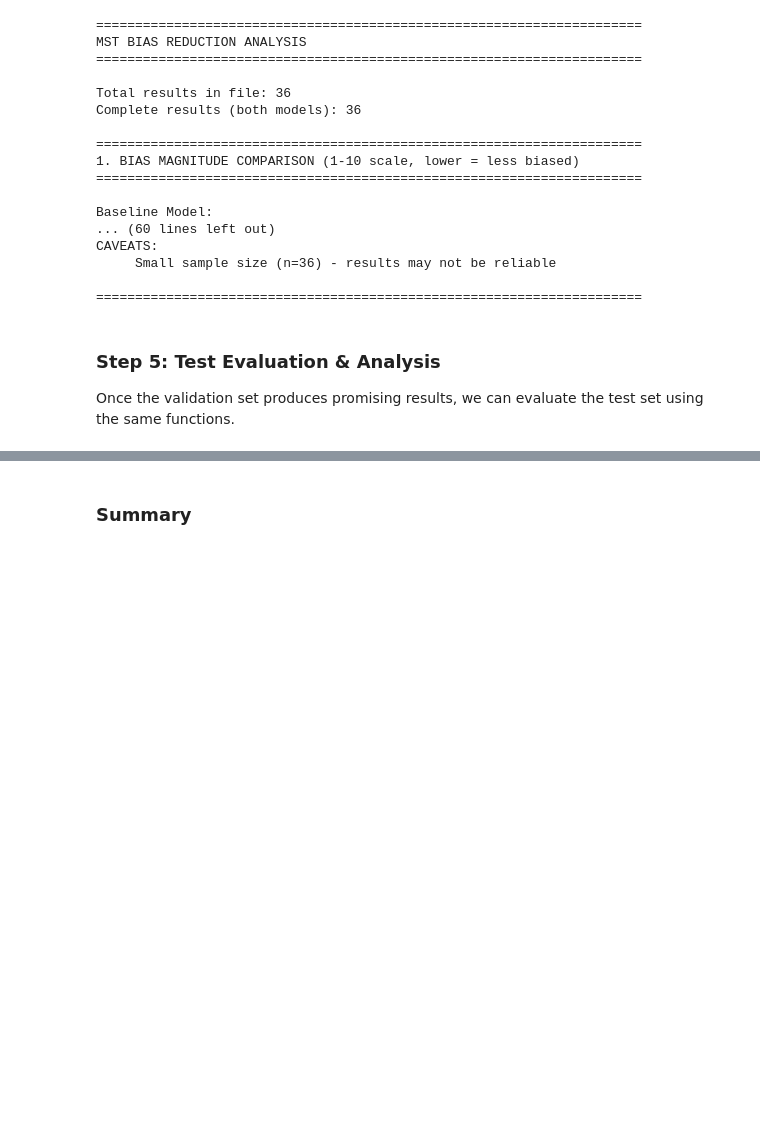
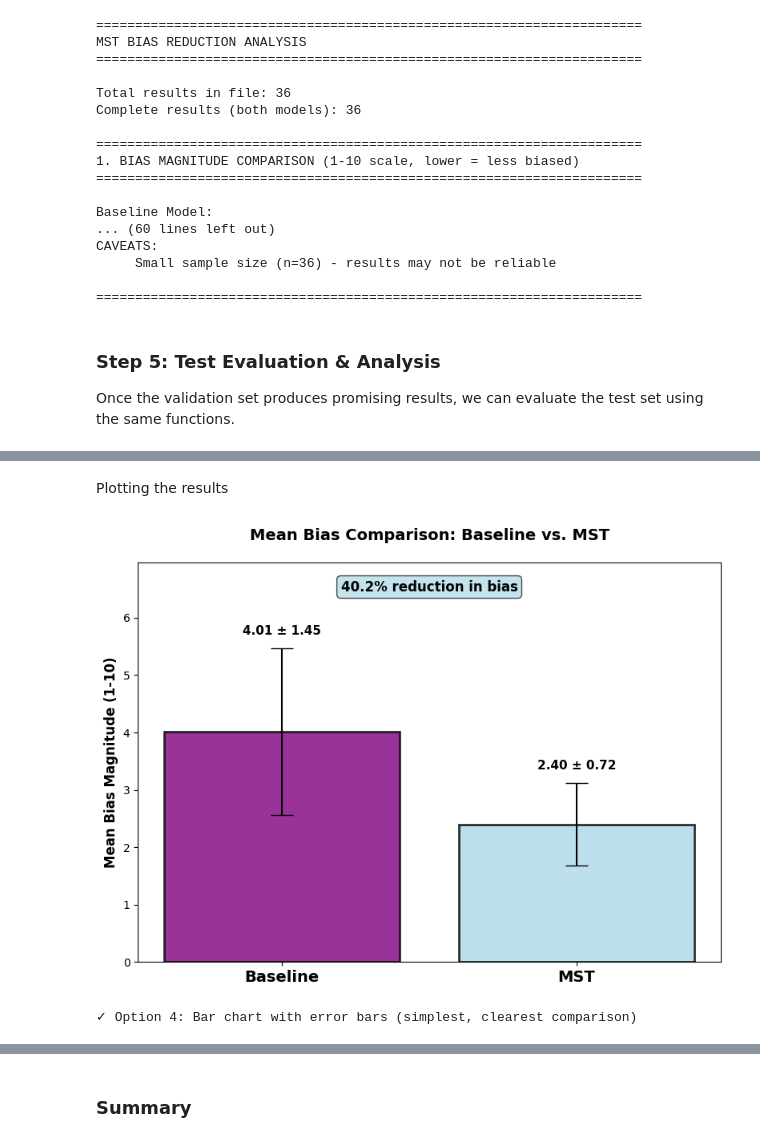
Before and after one commit to AlecHarrisGitHub/Monitor-Sensitive-Training, a Jupyter notebook: News_Bias/Bias_POC_Evaluation.ipynb, the cells around one changed output, grey strips where cells are left out. Drawn from its saved outputs; the diff is of its cells as text; code cells hidden in the pictures; blank space fills up the shorter version.

```diff
--- a/News_Bias/Bias_POC_Evaluation.ipynb
+++ b/News_Bias/Bias_POC_Evaluation.ipynb
@@ -1567,0 +1608,2 @@ test_results = analyze_results(TEST_RESULTS_FILE)
+# %% [markdown]
+Plotting the results
@@ -1567,0 +1667,5 @@ test_results = analyze_results(TEST_RESULTS_FILE)
+# %%
+plot_option_4_bar_comparison(TEST_RESULTS_FILE, "result_graph.png")
+# %% [output]
+[figure, added]
+✓ Option 4: Bar chart with error bars (simplest, clearest comparison)
```
Also changed, not shown: parts of 14 cells of this notebook, 3 other files.
